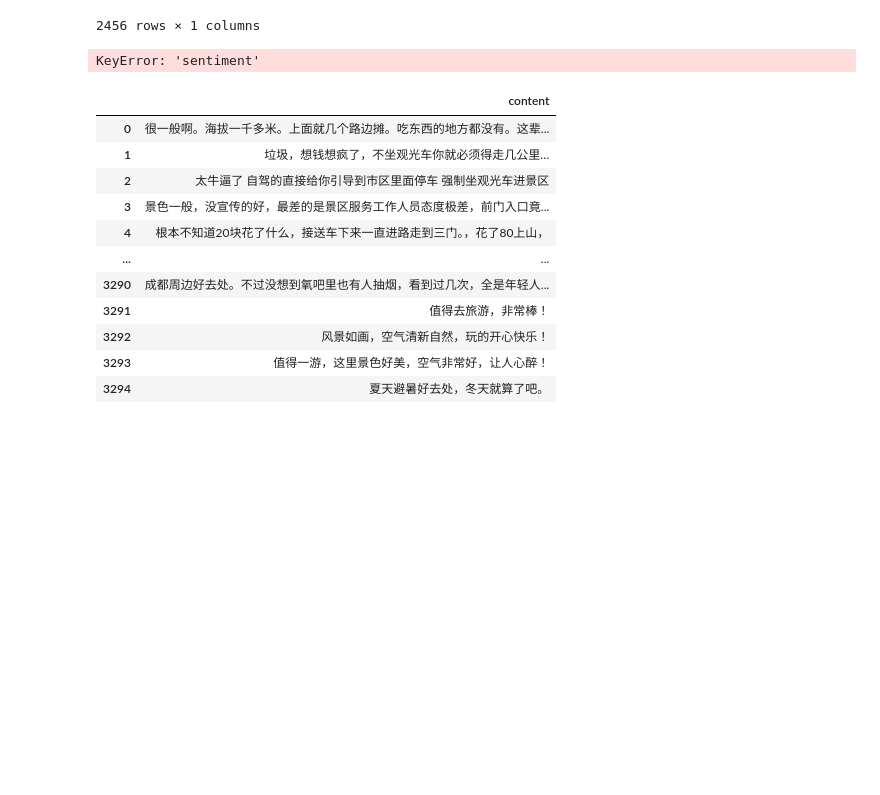
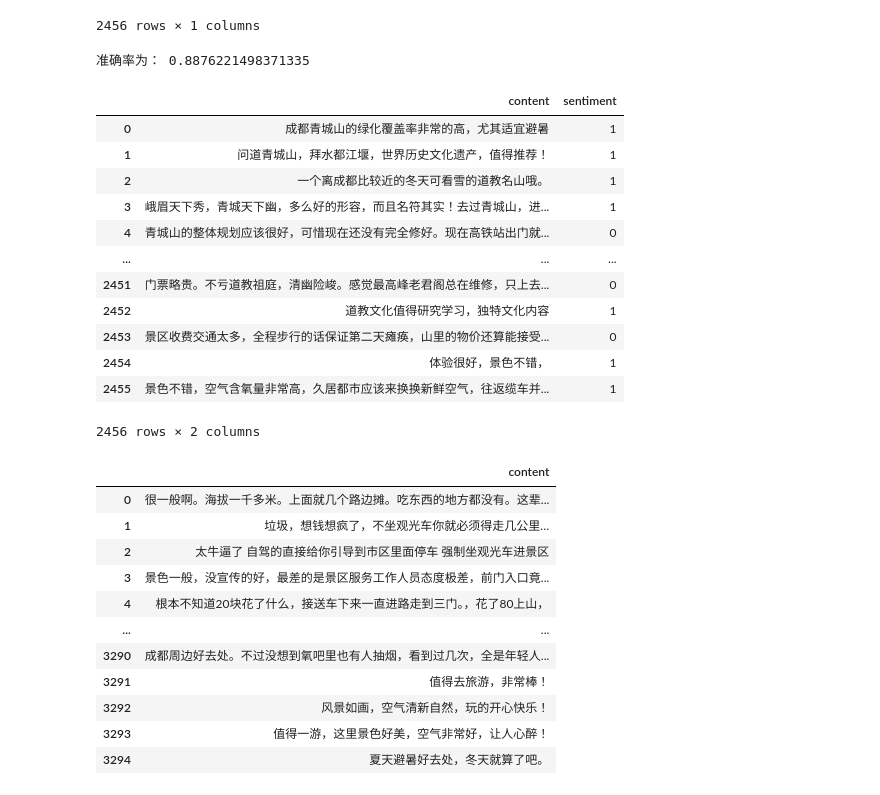
Before and after one commit to wangxiaogencaptain/data-visualization-job, a Jupyter notebook: 代码/基于LDA模型的青城山情感分析(使用版本).ipynb, the cells around one changed output. Drawn from its saved outputs; the diff is of its cells as text; code cells hidden in the pictures; blank space fills up the shorter version.

```diff
--- a/代码/基于LDA模型的青城山情感分析(使用版本).ipynb
+++ b/代码/基于LDA模型的青城山情感分析(使用版本).ipynb
@@ -215,11 +325,28 @@ for c in df['content']:
         s.append(1)
     else:
         s.append(0)
-count = np.sum((s == df['sentiment'])==0)
+df['sentiment']=s
+count = np.sum((df['sentiment'])==1)
 print('准确率为：',count/len(df))
 #测试准确率
 # %% [output]
-KeyError: 'sentiment'
+准确率为： 0.8876221498371335
+# %%
+df
+# %% [output]
+|  | content | sentiment |
+| 0 | 成都青城山的绿化覆盖率非常的高，尤其适宜避暑 | 1 |
+| 1 | 问道青城山，拜水都江堰，世界历史文化遗产，值得推荐！ | 1 |
+| 2 | 一个离成都比较近的冬天可看雪的道教名山哦。 | 1 |
+| 3 | 峨眉天下秀，青城天下幽，多么好的形容，而且名符其实！去过青城山，进... | 1 |
+| 4 | 青城山的整体规划应该很好，可惜现在还没有完全修好。现在高铁站出门就... | 0 |
+| ... | ... | ... |
+| 2451 | 门票略贵。不亏道教祖庭，清幽险峻。感觉最高峰老君阁总在维修，只上去... | 0 |
+| 2452 | 道教文化值得研究学习，独特文化内容 | 1 |
+| 2453 | 景区收费交通太多，全程步行的话保证第二天瘫痪，山里的物价还算能接受... | 0 |
+| 2454 | 体验很好，景色不错， | 1 |
+| 2455 | 景色不错，空气含氧量非常高，久居都市应该来换换新鲜空气，往返缆车并... | 1 |
+2456 rows × 2 columns
 # %%
 import pandas as pd
 df = pd.read_excel(r"F:\项目\实验室项目(2023.12.6截止)（校级三等奖）\part2\22.xlsx",index_col=0)
```
Also changed, not shown: parts of 9 cells of this notebook.
